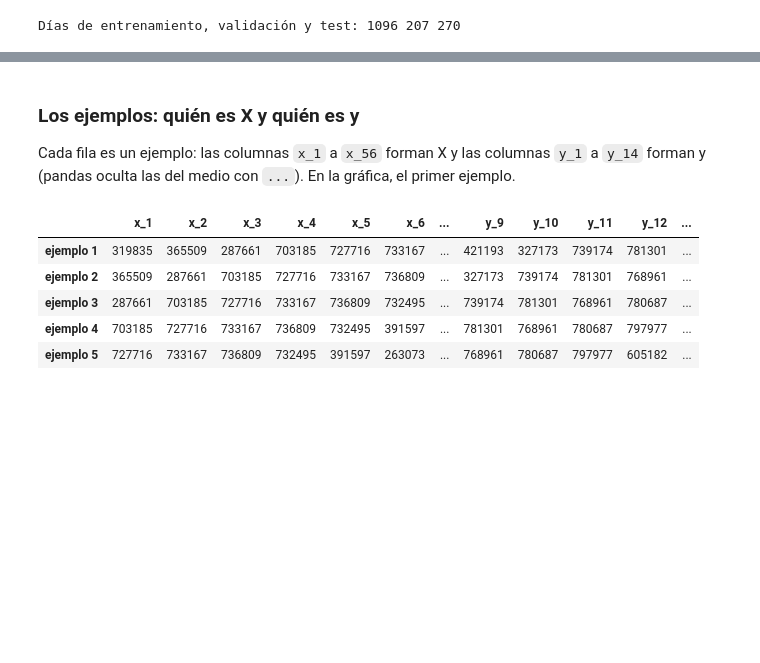
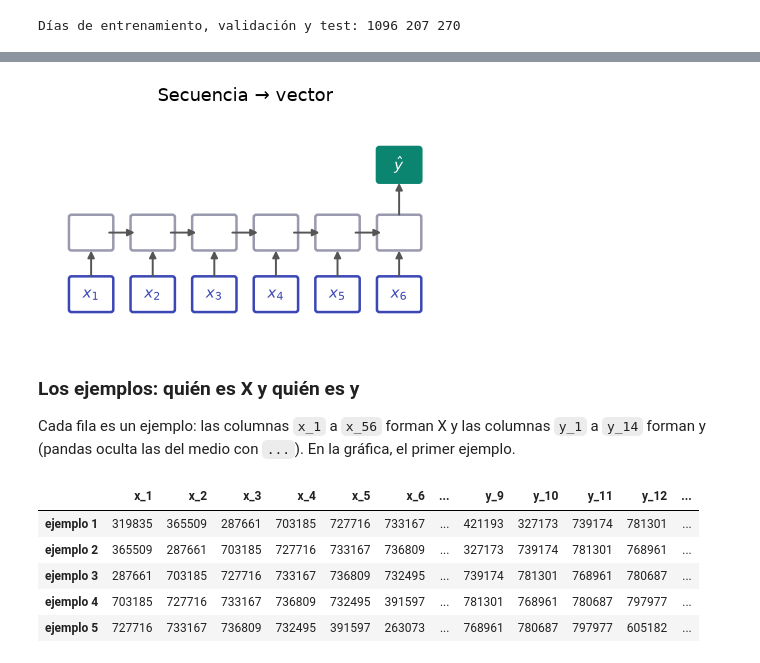
Before and after one commit to omarcastano/deeplearning-javeriana-site, a Jupyter notebook: modulo_2/unidad_2/3_experiencia/nueva/4_Script2_M2_U2_arquitecturas_pytorch.ipynb, the cells around one changed output, grey strips where cells are left out. Saved outputs shown, nothing was run; the diff lists cells and outputs as text; code cells hidden in the pictures; blank space fills up the shorter version.

```diff
--- a/modulo_2/unidad_2/3_experiencia/nueva/4_Script2_M2_U2_arquitecturas_pytorch.ipynb
+++ b/modulo_2/unidad_2/3_experiencia/nueva/4_Script2_M2_U2_arquitecturas_pytorch.ipynb
@@ -205,3 +312,7 @@ La red lee toda la ventana; las salidas de los pasos 1 a 55 no se usan. Solo el
+# %%
+draw_architecture("seq2vec")
+# %% [output]
+[figure, added]
 # %% [markdown]
 ### Los ejemplos: quién es X y quién es y
 
```
Also changed, not shown: parts of 21 cells of this notebook, 1 other file.
